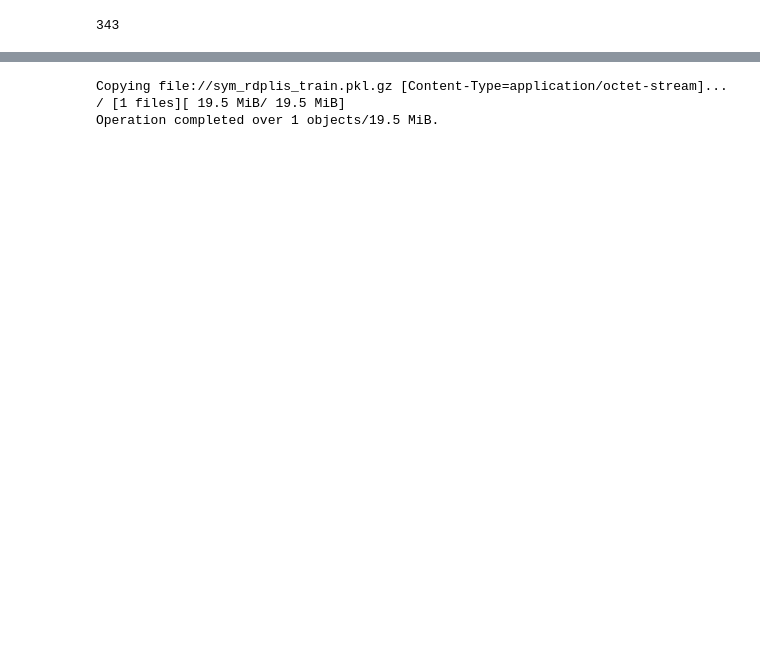
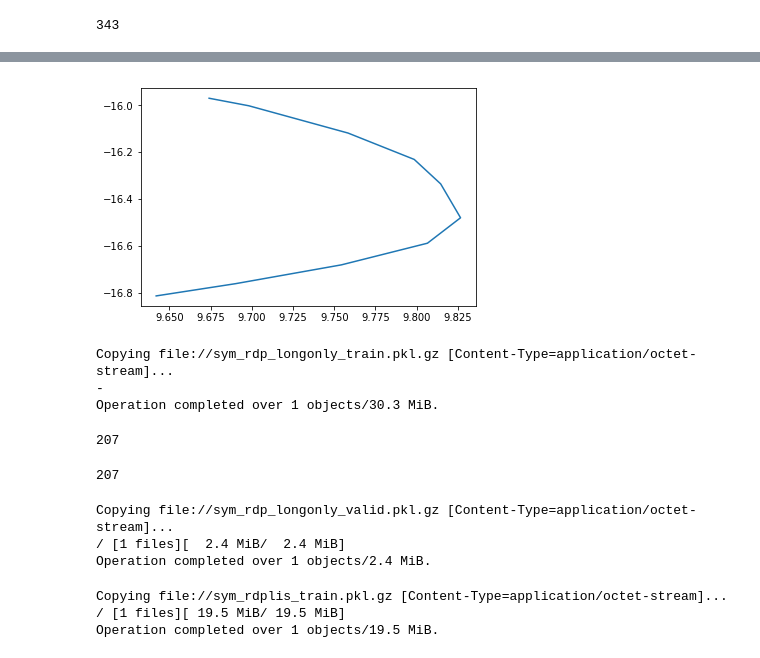
Before and after one commit to karino2/tegashiki, a Jupyter notebook: tegashiki_symbol.ipynb, the cells around one changed output, grey strips where cells are left out. Saved outputs shown, nothing was run; the diff lists cells and outputs as text; code cells hidden in the pictures; blank space fills up the shorter version.

```diff
--- a/tegashiki_symbol.ipynb
+++ b/tegashiki_symbol.ipynb
@@ -889,4 +773,15 @@ list3_to_max_stroke_len(lislislis)
+# %%
+def merge(lis3, rdplis3, maxlen):
+  res = []
+  for i, lis2 in enumerate(lis3):
+    if lis2_len(lis2) >= maxlen:
+      res.append(rdplis3[i])
+    else:
+      res.append(lis2)
+  return res
 # %%
 list3_to_max_stroke_len(train_rdplis)
 # %% [output]
 343
+# %%
+train_merged = merge(train_lis3, train_rdplis, 343)
@@ -892,0 +800,14 @@ list3_to_max_stroke_len(train_rdplis)
+# %%
+plot_lis2(train_merged[1])
+# %% [output]
+[figure, added]
+# %%
+dump_and_send(train_merged, "sym_rdp_longonly_train.pkl.gz")
+# %% [output]
+Copying file://sym_rdp_longonly_train.pkl.gz [Content-Type=application/octet-stream]...
+-
+Operation completed over 1 objects/30.3 MiB.
+# %%
+list3_to_max_stroke_len(valid_rdplis)
+# %% [output]
+207
@@ -893,3 +816,13 @@ list3_to_max_stroke_len(train_rdplis)
+# %%
+list3_to_max_stroke_len(valid_merged)
+# %% [output]
+207
+# %%
+dump_and_send(valid_merged, "sym_rdp_longonly_valid.pkl.gz")
+# %% [output]
+Copying file://sym_rdp_longonly_valid.pkl.gz [Content-Type=application/octet-stream]...
+/ [1 files][  2.4 MiB/  2.4 MiB]
+Operation completed over 1 objects/2.4 MiB.
 # %%
 dump_and_send(train_rdplis, "sym_rdplis_train.pkl.gz")
 # %% [output]
```
Also changed, not shown: parts of 167 cells of this notebook.
